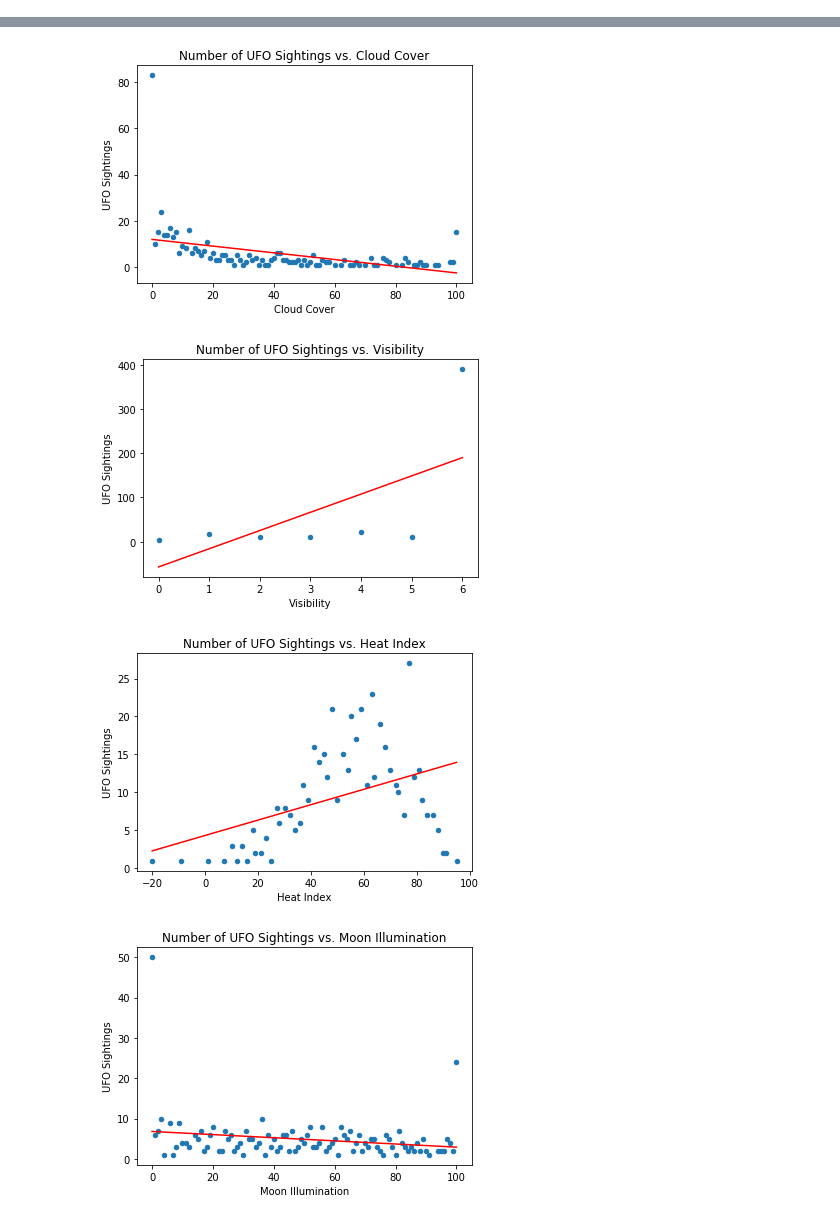
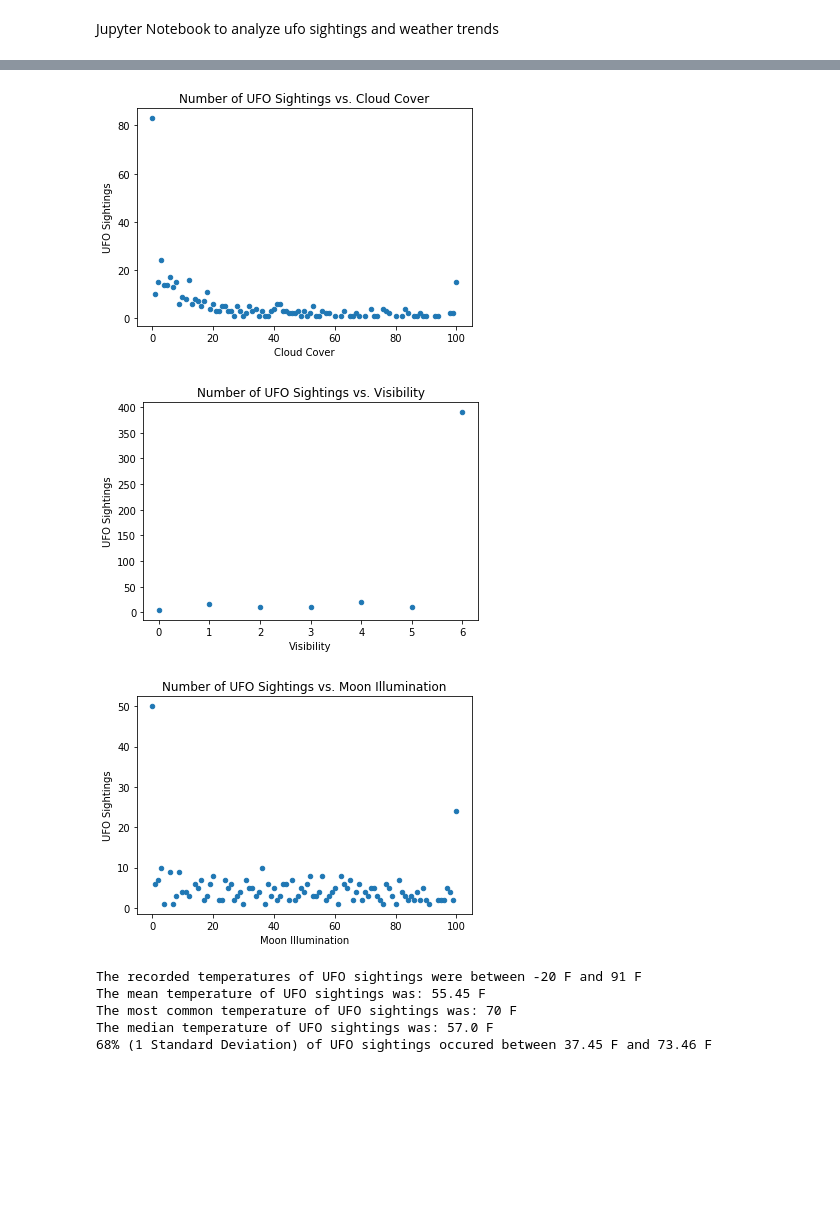
Before and after one commit to aburstyn9068/project1, a Jupyter notebook: ufo_weather_analysis.ipynb, the cells around one changed output, grey strips where cells are left out. Drawn from its saved outputs; the diff is of its cells as text; code cells hidden in the pictures; blank space fills up the shorter version.

```diff
--- a/ufo_weather_analysis.ipynb
+++ b/ufo_weather_analysis.ipynb
@@ -1,3 +1,5 @@
+# %% [markdown]
+Jupyter Notebook to analyze ufo sightings and weather trends
 # %%
 # Import Dependencies
 import pandas as pd
@@ -7,13 +9,13 @@ import numpy as np
 from scipy.stats import linregress
 # %%
 # Import ufo dataframe with weather info
-ufo_graph = pd.read_csv("Resources/ufo_sample_weather.csv")
+ufo_weather = pd.read_csv("Resources/ufo_sample_weather.csv")
 # Rename columns for graphing
-ufo_graph = ufo_graph.rename(columns={"temp": "Temperature (F)", "humidity": "Humidity",
+ufo_weather = ufo_weather.rename(columns={"temp": "Temperature (F)", "humidity": "Humidity",
                                         "cloudcover": "Cloud Cover", "visibility": "Visibility",
                                         "heatindex": "Heat Index", "moon_illumination": "Moon Illumination",
                                         "sightings": "UFO Sightings"})
-ufo_graph.head()
+ufo_weather.head()
 # %% [output]
 |  | Unnamed: 0 | city | year | UFO Sightings | date_time | date | time | Temperature (F) | Humidity | ... |
 | 0 | 27520 | Charlottesville | 2013 | 1 | 03-30 20:20:00 | 2013-03-30 | 20 | 41 | 72 | ... |
@@ -23,18 +25,19 @@ ufo_graph.head()
 | 4 | 5380 | Phoenix | 2008 | 1 | 10-05 10:20:00 | 2008-10-05 | 10 | 73 | 43 | ... |
 # %%
 # Plot comparisons for sightings vs. weather varaibles
-variables = ["Temperature (F)", "Humidity", "Cloud Cover", "Visibility",
-             "Heat Index", "Moon Illumination"]
+variables = ["Temperature (F)", "Humidity", "Cloud Cover", "Visibility", "Moon Illumination"]
 
 for x in variables:
-    ufo_x = ufo_graph.groupby(x).count()
+    ufo_x = ufo_weather.groupby(x).count()
     ufo_x = ufo_x.reset_index()
     ufo_x.plot(kind="scatter", y="UFO Sightings", x=x,
                   title=f"Number of UFO Sightings vs. {x}")
-    (slope, intercept, rvalue, pvalue, sterr) = linregress(ufo_x[x], ufo_x["UFO Sightings"])
-    regressValues = (slope*ufo_x[x]) + intercept
-    plt.plot(ufo_x[x], regressValues, "red")
 
+    if x=="Humidity":
+        (slope, intercept, rvalue, pvalue, sterr) = linregress(ufo_x[x], ufo_x["UFO Sightings"])
+        regressValues = (slope*ufo_x[x]) + intercept
+        plt.plot(ufo_x[x], regressValues, "red")
+        plt.annotate(f"r^2 = {round(rvalue**2,2)}",(ufo_x[x].min()+5,ufo_x["UFO Sightings"].max()-2),fontsize=15,color="black")
 
     save = x.replace(" ", "_").lower()
     plt.savefig(f"Weather_Graphs/{save}_ufo.png")
@@ -44,4 +47,23 @@ for x in variables:
-[figure, old version]
+[figure, new version]
-[figure, old version]
+[figure, new version]
-[figure, old version]
+[figure, new version]
-[figure, removed]
+# %%
+print("The recorded temperatures of UFO sightings were between",
+      ufo_weather["Temperature (F)"].min(), "F", "and",
+      ufo_weather["Temperature (F)"].max(), "F")
+print("The mean temperature of UFO sightings was:",
+      round(ufo_weather["Temperature (F)"].mean(),2), "F")
+print("The most common temperature of UFO sightings was:",
+      ufo_weather["Temperature (F)"].mode()[0], "F")
+print("The median temperature of UFO sightings was:",
+      ufo_weather["Temperature (F)"].median(), "F")
+
+std_hi = round(ufo_weather["Temperature (F)"].mean() + ufo_weather["Temperature (F)"].std(), 2)
+std_low = round(ufo_weather["Temperature (F)"].mean() - ufo_weather["Temperature (F)"].std(), 2)
+print("68% (1 Standard Deviation) of UFO sightings occured between", std_low, "F and", std_hi, "F")
+# %% [output]
+The recorded temperatures of UFO sightings were between -20 F and 91 F
+The mean temperature of UFO sightings was: 55.45 F
+The most common temperature of UFO sightings was: 70 F
+The median temperature of UFO sightings was: 57.0 F
+68% (1 Standard Deviation) of UFO sightings occured between 37.45 F and 73.46 F
```
Also changed, not shown: parts of 1 cell of this notebook, 20 other files.
